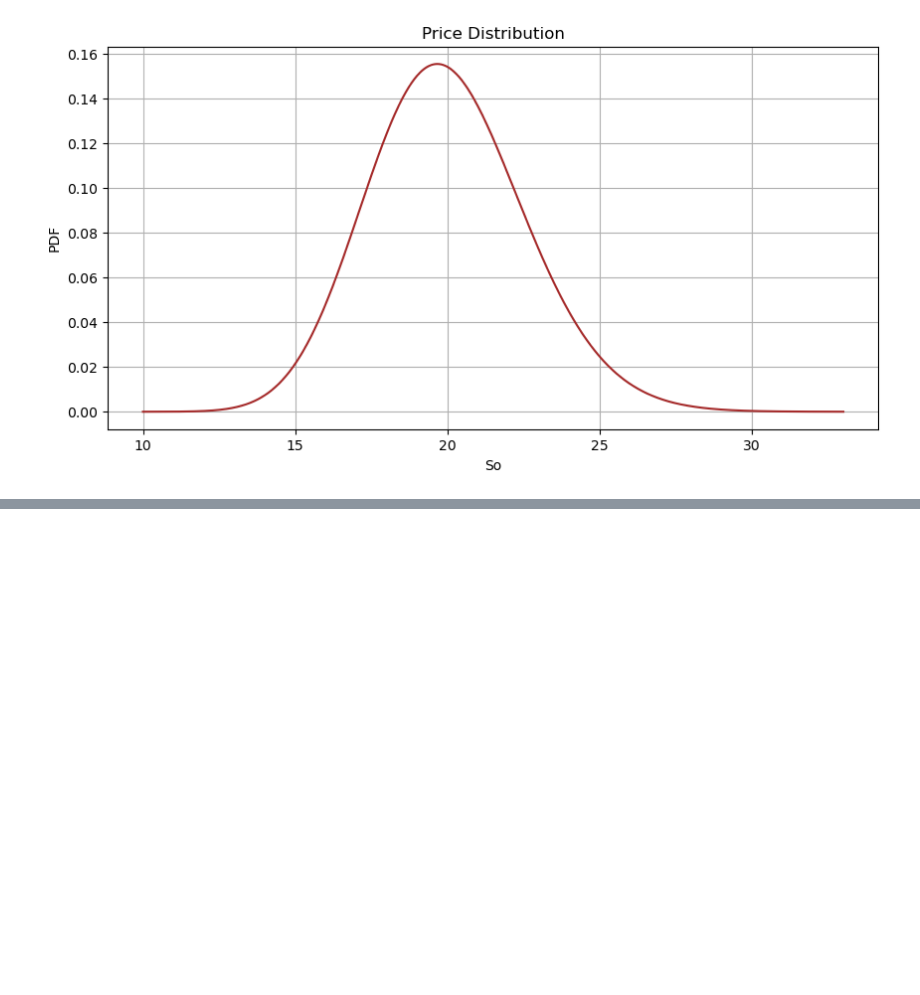
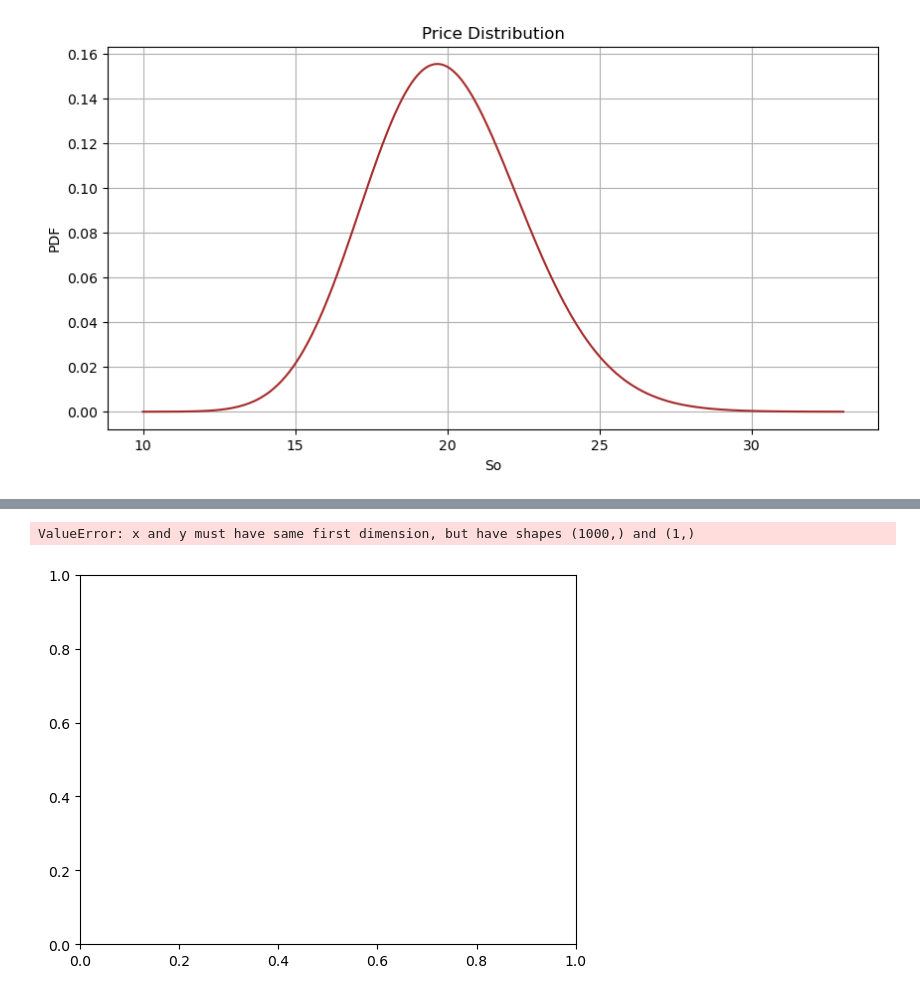
Before and after one commit to arantzaghg/sistemas_de_trading, a Jupyter notebook: Proyecto 1.ipynb, the cells around one changed output, grey strips where cells are left out. Drawn from its saved outputs; the diff is of its cells as text; code cells hidden in the pictures; blank space fills up the shorter version.

```diff
--- a/Proyecto 1.ipynb
+++ b/Proyecto 1.ipynb
@@ -25,0 +64,10 @@ plt.grid()
+# %%
+def objective(x, So, lamb, K, pi_I):
+    KA, KB = x
+
+    first = (1 - pi_I) * (pi_LB(KA - So) * (KA - So) + pi_LS(So - KB) * (So - KB))
+    second = quad(lambda s: (s - KA) * pdf_fun(s, lamb, K), KA, np.inf)[0]
+    third = quad(lambda s: (KB - s) * pdf_fun(s, lamb, K), 0, KB)[0]
+
+    revenue = first - pi_I * (second + third)
+    return -revenue
@@ -25,0 +88,11 @@ plt.grid()
+# %%
+plt.figsize=(10, 5)
+plt.plot(S, objective, color='brown')
+plt.title('Objective Function')
+plt.xlabel('KA, KB')
+plt.ylabel('Objective Value')
+plt.grid()
+plt.show()
+# %% [output]
+ValueError: x and y must have same first dimension, but have shapes (1000,) and (1,)
+[figure, added]
```
Also changed, not shown: parts of 9 cells of this notebook, 1 other file.
